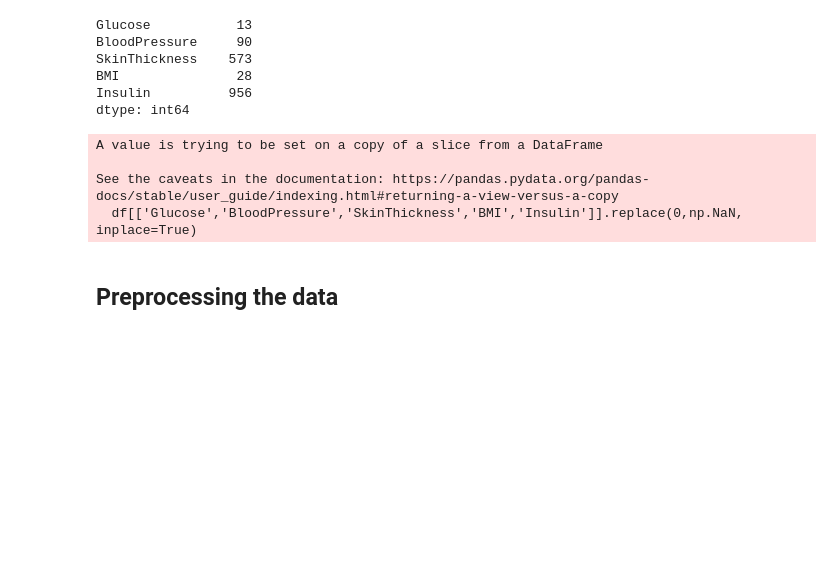
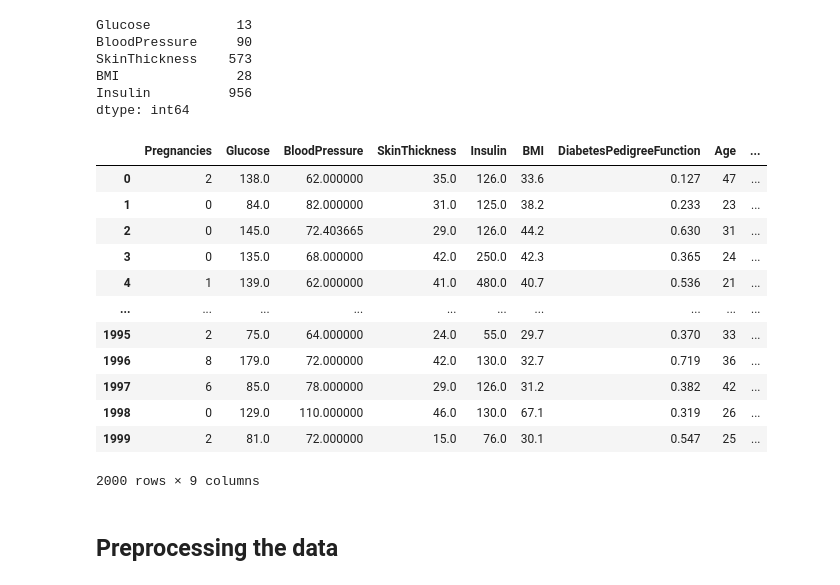
Before and after one commit to Ahmed-Alsardi/CS364_ml_project, a Jupyter notebook: main.ipynb, the cells around one changed output. Drawn from its saved outputs; the diff is of its cells as text; code cells hidden in the pictures; blank space fills up the shorter version.

```diff
--- a/main.ipynb
+++ b/main.ipynb
@@ -125,11 +126,32 @@ BMI               28
 Insulin          956
 dtype: int64
 # %%
-df.loc[['Glucose','BloodPressure','SkinThickness','BMI','Insulin'], ].replace(0,np.NaN, inplace=True)
+df['Glucose'].replace(0,np.NaN,inplace=True)
+df['BloodPressure'].replace(0,np.NaN,inplace=True)
+df['SkinThickness'].replace(0,np.NaN,inplace=True)
+df['BMI'].replace(0,np.NaN,inplace=True)
+df['Insulin'].replace(0,np.NaN,inplace=True)
-# %% [output]
-A value is trying to be set on a copy of a slice from a DataFrame
-
-See the caveats in the documentation: https://pandas.pydata.org/pandas-docs/stable/user_guide/indexing.html#returning-a-view-versus-a-copy
-  df[['Glucose','BloodPressure','SkinThickness','BMI','Insulin']].replace(0,np.NaN, inplace=True)
+# %%
+df['Glucose'].fillna(df['Glucose'].mean(),inplace=True)
+df['BloodPressure'].fillna(df['BloodPressure'].mean(), inplace = True)
+df['SkinThickness'].fillna(df['SkinThickness'].median(), inplace = True)
+df['Insulin'].fillna(df['Insulin'].median(), inplace = True)
+df['BMI'].fillna(df['BMI'].median(), inplace = True)
+# %%
+df
+# %% [output]
+|  | Pregnancies | Glucose | BloodPressure | SkinThickness | Insulin | BMI | DiabetesPedigreeFunction | Age | ... |
+| 0 | 2 | 138.0 | 62.000000 | 35.0 | 126.0 | 33.6 | 0.127 | 47 | ... |
+| 1 | 0 | 84.0 | 82.000000 | 31.0 | 125.0 | 38.2 | 0.233 | 23 | ... |
+| 2 | 0 | 145.0 | 72.403665 | 29.0 | 126.0 | 44.2 | 0.630 | 31 | ... |
+| 3 | 0 | 135.0 | 68.000000 | 42.0 | 250.0 | 42.3 | 0.365 | 24 | ... |
+| 4 | 1 | 139.0 | 62.000000 | 41.0 | 480.0 | 40.7 | 0.536 | 21 | ... |
+| ... | ... | ... | ... | ... | ... | ... | ... | ... | ... |
+| 1995 | 2 | 75.0 | 64.000000 | 24.0 | 55.0 | 29.7 | 0.370 | 33 | ... |
+| 1996 | 8 | 179.0 | 72.000000 | 42.0 | 130.0 | 32.7 | 0.719 | 36 | ... |
+| 1997 | 6 | 85.0 | 78.000000 | 29.0 | 126.0 | 31.2 | 0.382 | 42 | ... |
+| 1998 | 0 | 129.0 | 110.000000 | 46.0 | 130.0 | 67.1 | 0.319 | 26 | ... |
+| 1999 | 2 | 81.0 | 72.000000 | 15.0 | 76.0 | 30.1 | 0.547 | 25 | ... |
+2000 rows × 9 columns
 # %% [markdown]
 ## Preprocessing the data
```
Also changed, not shown: parts of 9 cells of this notebook.
